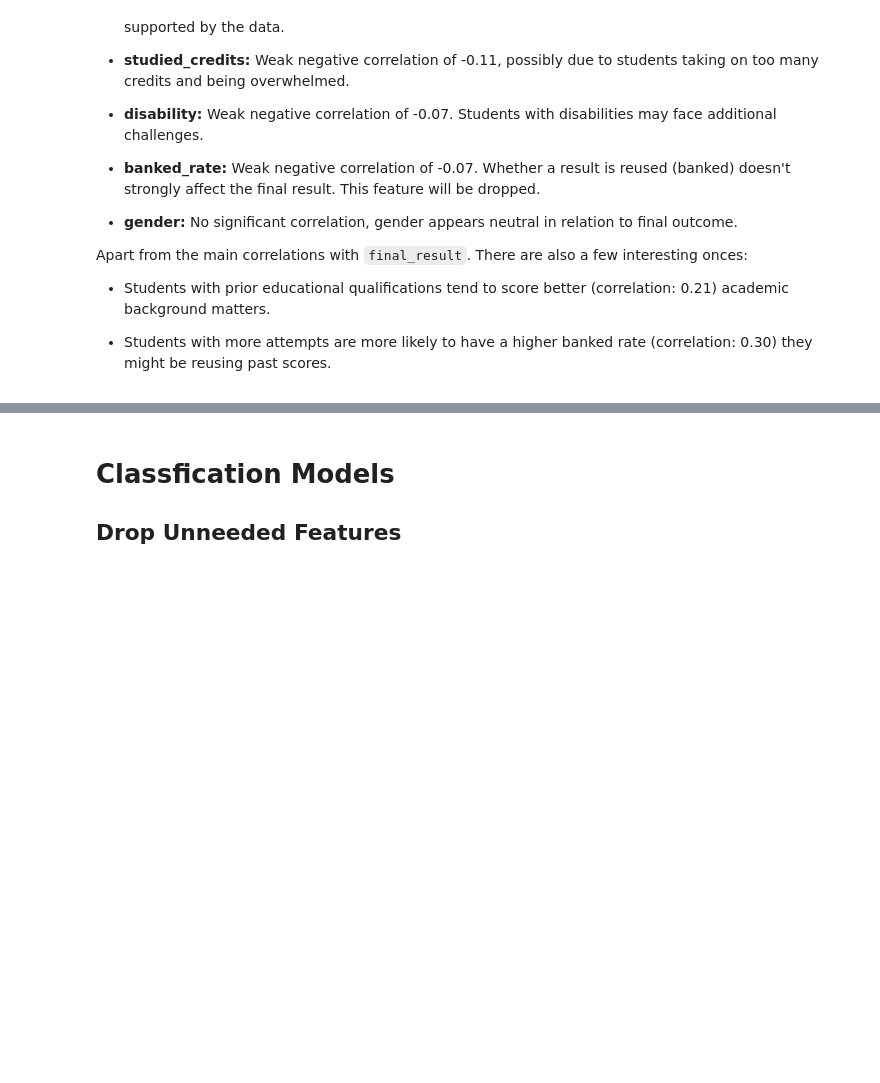
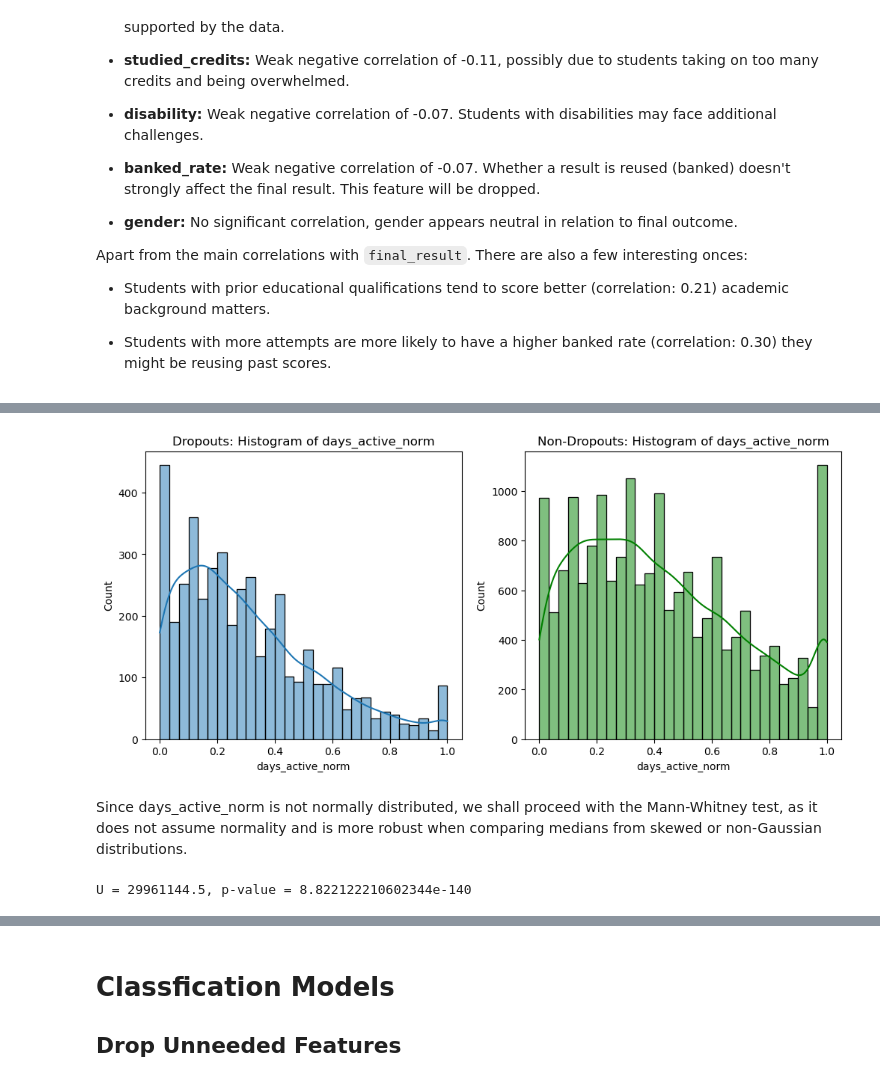
Before and after one commit to MScProjs/MScProject2025-Ali-Suhail, a Jupyter notebook: codes/models.ipynb, the cells around one changed output, grey strips where cells are left out. Saved outputs shown, nothing was run; the diff lists cells and outputs as text; code cells hidden in the pictures; blank space fills up the shorter version.

```diff
--- a/codes/models.ipynb
+++ b/codes/models.ipynb
@@ -4156,0 +4159,24 @@ Apart from the main correlations with `final_result`. There are also a few inter
+# %%
+# Split the two groups and select early engagement and dropout status.
+dropouts_days_active_norm = train_early[train_early['final_result'] == 0]['days_active_norm']
+non_dropouts_days_active_norm = train_early[train_early['final_result'] != 0]['days_active_norm']
+
+# Plot histograms.
+plt.figure(figsize=(12, 5))
+plt.subplot(1, 2, 1)
+sns.histplot(dropouts_days_active_norm, kde=True, bins=30)
+plt.title('Dropouts: Histogram of days_active_norm')
+plt.subplot(1, 2, 2)
+sns.histplot(non_dropouts_days_active_norm, kde=True, bins=30, color='green')
+plt.title('Non-Dropouts: Histogram of days_active_norm')
+plt.show()
+# %% [output]
+[figure, added]
+# %% [markdown]
+Since days_active_norm is not normally distributed, we shall proceed with the Mann-Whitney test, as it does not assume normality and is more robust when comparing medians from skewed or non-Gaussian distributions.
+# %%
+# Test (days_active_norm is non-normal, we use Mann–Whitney U.).
+stat_days_active_norm, p_value_days_active_norm = mannwhitneyu(dropouts_days_active_norm, non_dropouts_days_active_norm)
+print(f"U = {stat_days_active_norm}, p-value = {p_value_days_active_norm}")
+# %% [output]
+U = 29961144.5, p-value = 8.822122210602344e-140
```
Also changed, not shown: parts of 49 cells of this notebook, 29 other files.
